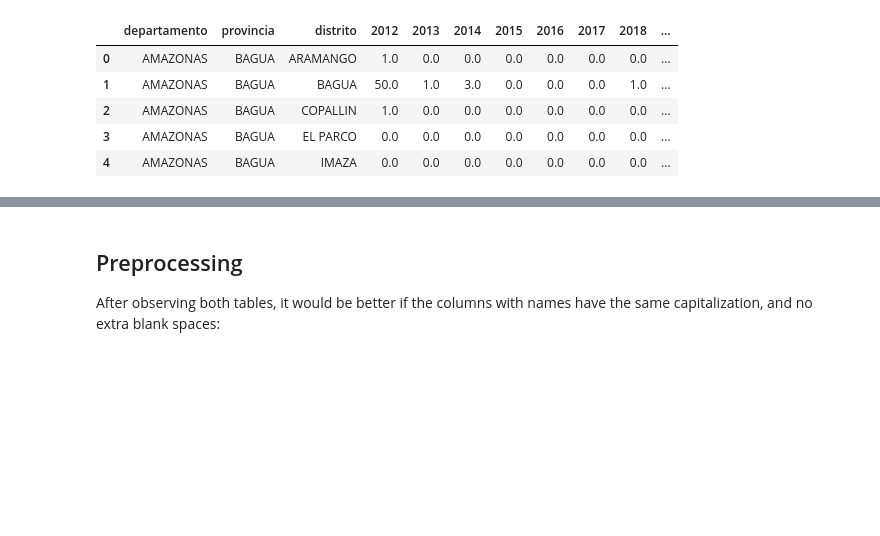
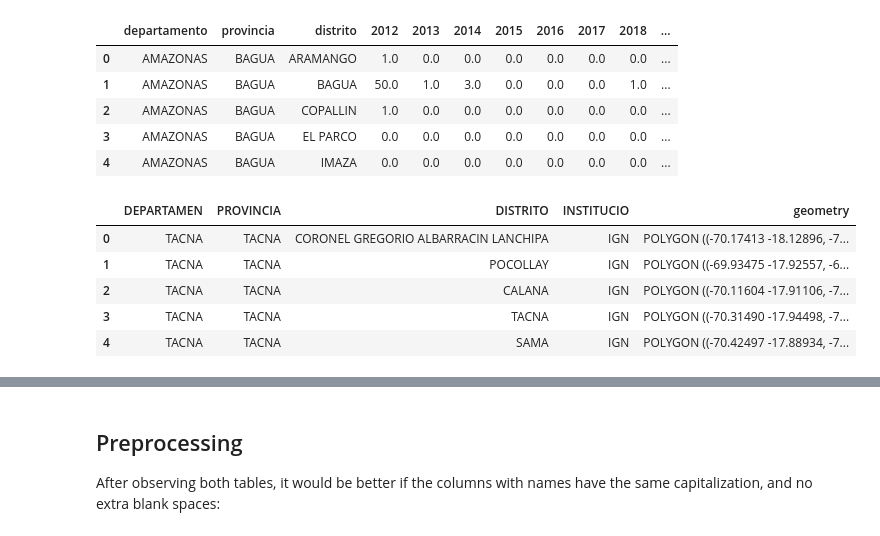
Before and after one commit to SocialAnalytics-StrategicIntelligence/GeoDFBasics_Analytics, a Jupyter notebook: geoDF_ANALYTICS.ipynb, the cells around one changed output, grey strips where cells are left out. Cells and saved outputs as stored; diff of their text form; code cells hidden in the pictures; blank space fills up the shorter version.

```diff
--- a/geoDF_ANALYTICS.ipynb
+++ b/geoDF_ANALYTICS.ipynb
@@ -159,3 +159,18 @@ dengue_distYear_w.head()
 | 2 | AMAZONAS | BAGUA | COPALLIN | 1.0 | 0.0 | 0.0 | 0.0 | 0.0 | 0.0 | 0.0 | ... |
 | 3 | AMAZONAS | BAGUA | EL PARCO | 0.0 | 0.0 | 0.0 | 0.0 | 0.0 | 0.0 | 0.0 | ... |
 | 4 | AMAZONAS | BAGUA | IMAZA | 0.0 | 0.0 | 0.0 | 0.0 | 0.0 | 0.0 | 0.0 | ... |
+# %%
+mapLink='https://github.com/SocialAnalytics-StrategicIntelligence/GeoDF_Analytics/raw/main/maps/DistritosMap.zip'
+
+import geopandas as gpd
+
+datadismap=gpd.read_file(mapLink)
+
+datadismap.head()
+# %% [output]
+|  | DEPARTAMEN | PROVINCIA | DISTRITO | INSTITUCIO | geometry |
+| 0 | TACNA | TACNA | CORONEL GREGORIO ALBARRACIN LANCHIPA | IGN | POLYGON ((-70.17413 -18.12896, -7... |
+| 1 | TACNA | TACNA | POCOLLAY | IGN | POLYGON ((-69.93475 -17.92557, -6... |
+| 2 | TACNA | TACNA | CALANA | IGN | POLYGON ((-70.11604 -17.91106, -7... |
+| 3 | TACNA | TACNA | TACNA | IGN | POLYGON ((-70.31490 -17.94498, -7... |
+| 4 | TACNA | TACNA | SAMA | IGN | POLYGON ((-70.42497 -17.88934, -7... |
```
Also changed, not shown: parts of 28 cells of this notebook, 2 other files.
